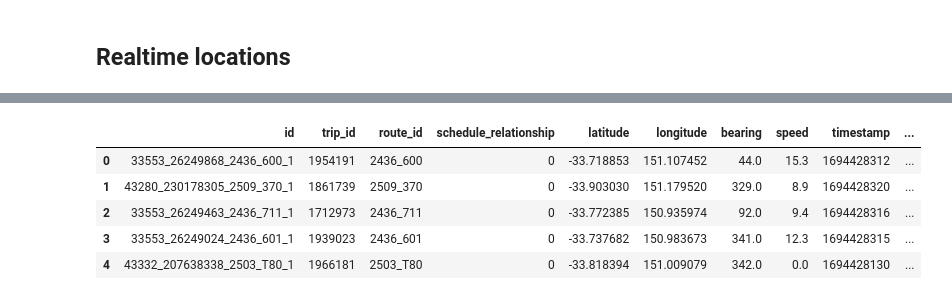
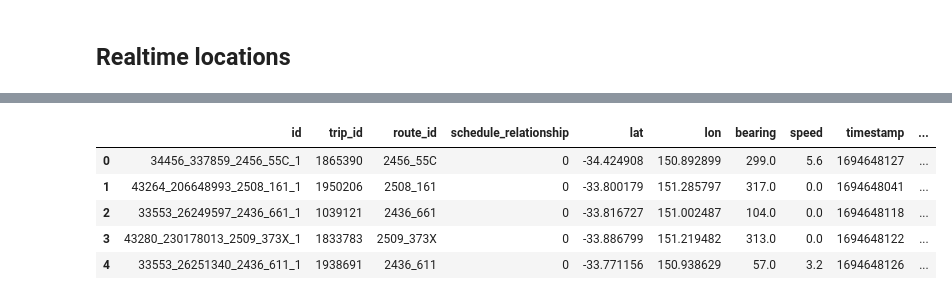
Before and after one commit to dmeekpmg/python-analytics-training-public, a Jupyter notebook: notebooks/api/api.ipynb, the cells around one changed output, grey strips where cells are left out. Saved outputs shown, nothing was run; the diff lists cells and outputs as text; code cells hidden in the pictures.

Commit message:
fetch and upload realtime

```diff
--- a/notebooks/api/api.ipynb
+++ b/notebooks/api/api.ipynb
@@ -242,12 +165,15 @@ for block in dict_obj["entity"]:
+# %%
+positions = realtime.get_latest_positions()
 # %%
+df = realtime.get_positions_dataframe(positions)
 df.head()
 # %% [output]
-|  | id | trip_id | route_id | schedule_relationship | latitude | longitude | bearing | speed | timestamp | ... |
-| 0 | 33553_26249868_2436_600_1 | 1954191 | 2436_600 | 0 | -33.718853 | 151.107452 | 44.0 | 15.3 | 1694428312 | ... |
-| 1 | 43280_230178305_2509_370_1 | 1861739 | 2509_370 | 0 | -33.903030 | 151.179520 | 329.0 | 8.9 | 1694428320 | ... |
-| 2 | 33553_26249463_2436_711_1 | 1712973 | 2436_711 | 0 | -33.772385 | 150.935974 | 92.0 | 9.4 | 1694428316 | ... |
-| 3 | 33553_26249024_2436_601_1 | 1939023 | 2436_601 | 0 | -33.737682 | 150.983673 | 341.0 | 12.3 | 1694428315 | ... |
-| 4 | 43332_207638338_2503_T80_1 | 1966181 | 2503_T80 | 0 | -33.818394 | 151.009079 | 342.0 | 0.0 | 1694428130 | ... |
+|  | id | trip_id | route_id | schedule_relationship | lat | lon | bearing | speed | timestamp | ... |
+| 0 | 34456_337859_2456_55C_1 | 1865390 | 2456_55C | 0 | -34.424908 | 150.892899 | 299.0 | 5.6 | 1694648127 | ... |
+| 1 | 43264_206648993_2508_161_1 | 1950206 | 2508_161 | 0 | -33.800179 | 151.285797 | 317.0 | 0.0 | 1694648041 | ... |
+| 2 | 33553_26249597_2436_661_1 | 1039121 | 2436_661 | 0 | -33.816727 | 151.002487 | 104.0 | 0.0 | 1694648118 | ... |
+| 3 | 43280_230178013_2509_373X_1 | 1833783 | 2509_373X | 0 | -33.886799 | 151.219482 | 313.0 | 0.0 | 1694648122 | ... |
+| 4 | 33553_26251340_2436_611_1 | 1938691 | 2436_611 | 0 | -33.771156 | 150.938629 | 57.0 | 3.2 | 1694648126 | ... |
 # %%
 from visualisations import maps
 maps.position_map(df.rename(columns={'latitude': 'lat', 'longitude': 'lon'}))
```
Also changed, not shown: parts of 9 cells of this notebook, 6 other files.
